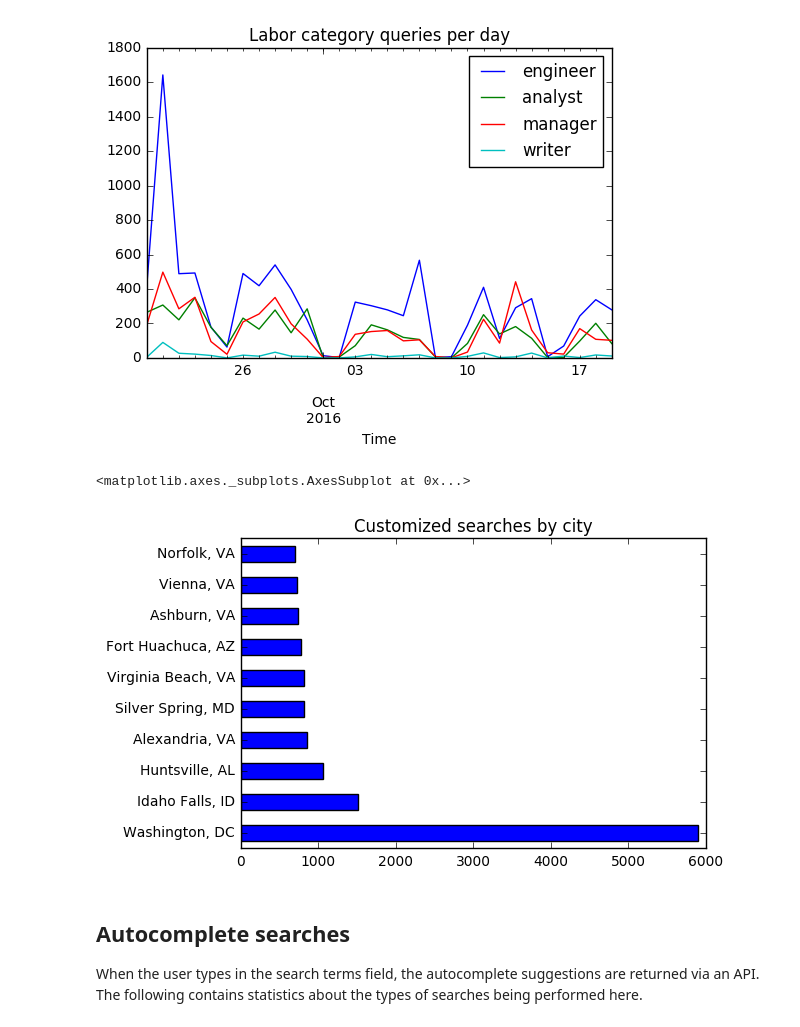
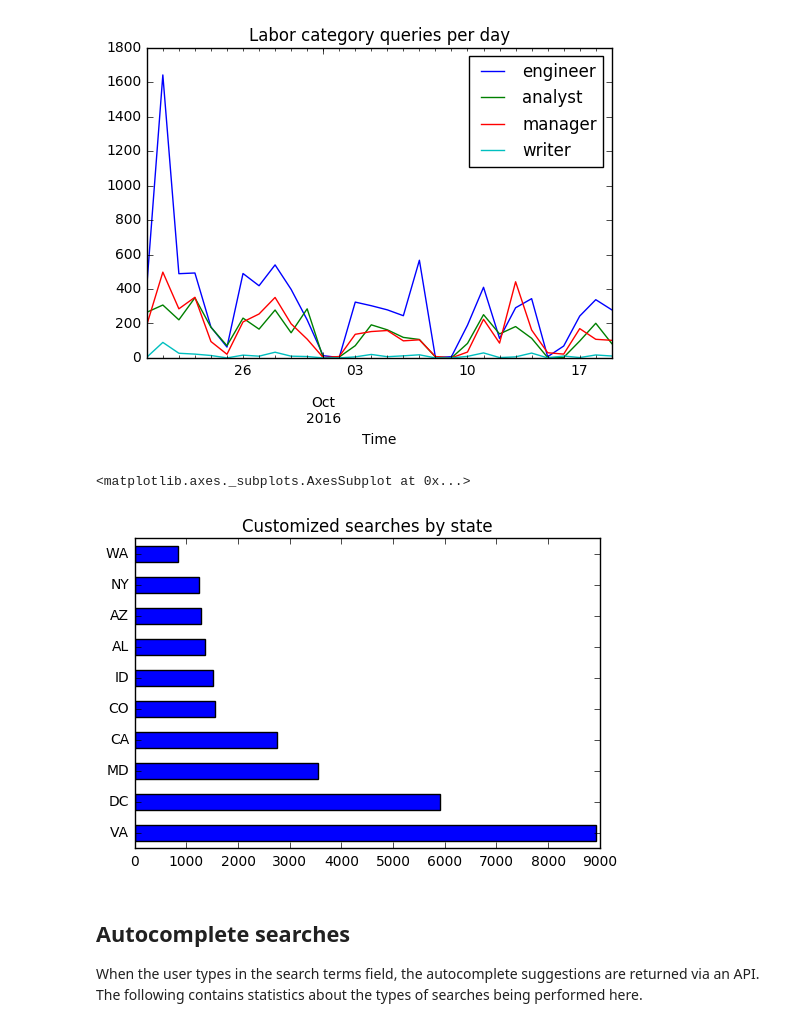
Before and after one commit to 18F/calc-analysis, a Jupyter notebook: CALC Log Analysis.ipynb, the cells around one changed output. Drawn from its saved outputs; the diff is of its cells as text; code cells hidden in the pictures.

Commit message:
order customized searches by state instead of city

```diff
--- a/CALC Log Analysis.ipynb
+++ b/CALC Log Analysis.ipynb
@@ -156,11 +156,11 @@ r.plot(title='Labor category queries per day')
 <matplotlib.axes._subplots.AxesSubplot at 0x...>
 [figure]
 # %%
-(customized_rates['City'] + ', ' + customized_rates['State'])\
-  .value_counts()[:10].plot(kind='barh', title="Customized searches by city")
+(customized_rates['State'])\
+  .value_counts()[:10].plot(kind='barh', title="Customized searches by state")
 # %% [output]
 <matplotlib.axes._subplots.AxesSubplot at 0x...>
-[figure, old version]
+[figure, new version]
 # %% [markdown]
 ## Autocomplete searches
 
```
